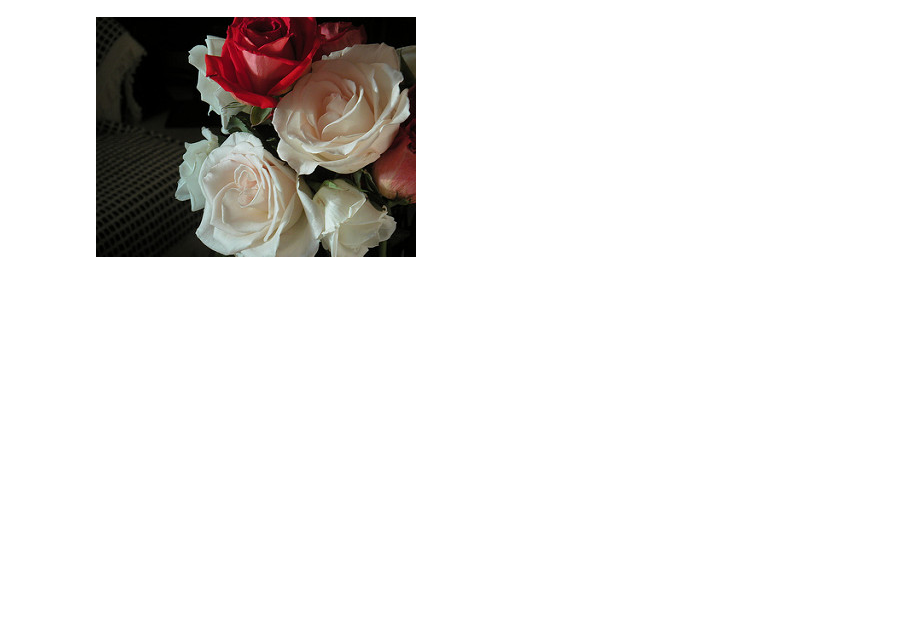
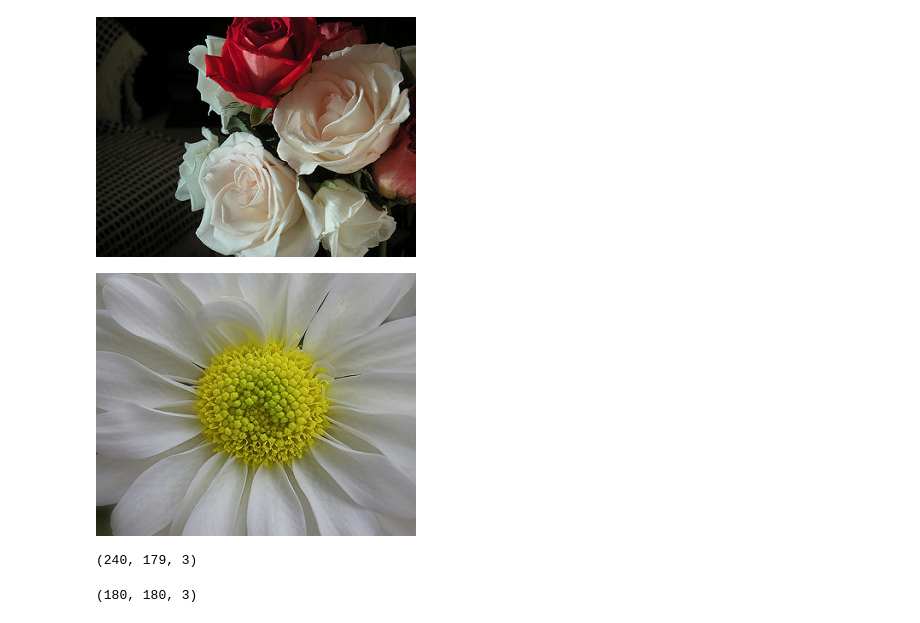
Before and after one commit to Yuvraj-Sankhyan/Data-Augmentation-to-Address-Overfitting, a Jupyter notebook: Data_augmentation.ipynb, the cells around one changed output. Saved outputs shown, nothing was run; the diff lists cells and outputs as text; code cells hidden in the pictures; blank space fills up the shorter version.

```diff
--- a/Data_augmentation.ipynb
+++ b/Data_augmentation.ipynb
@@ -63,3 +63,15 @@ roses[:5]
 PIL.Image.open(str(roses[1]))
 # %% [output]
 [figure]
+# %%
+flowers_images_dict = {
+    'roses': list(data_dir.glob('roses/*')),
+    'daisy': list(data_dir.glob('daisy/*')),
+    'dandelion': list(data_dir.glob('dandelion/*')),
+    'sunflowers': list(data_dir.glob('sunflowers/*')),
+    'tulips': list(data_dir.glob('tulips/*')),
+}
+# %%
+PIL.Image.open(str(flowers_images_dict['daisy'][0]))
+# %% [output]
+[figure, added]
@@ -65,0 +89,8 @@ PIL.Image.open(str(roses[1]))
+# %%
+img.shape
+# %% [output]
+(240, 179, 3)
+# %%
+cv2.resize(img,(180,180)).shape
+# %% [output]
+(180, 180, 3)
```
Also changed, not shown: parts of 9 cells of this notebook.
